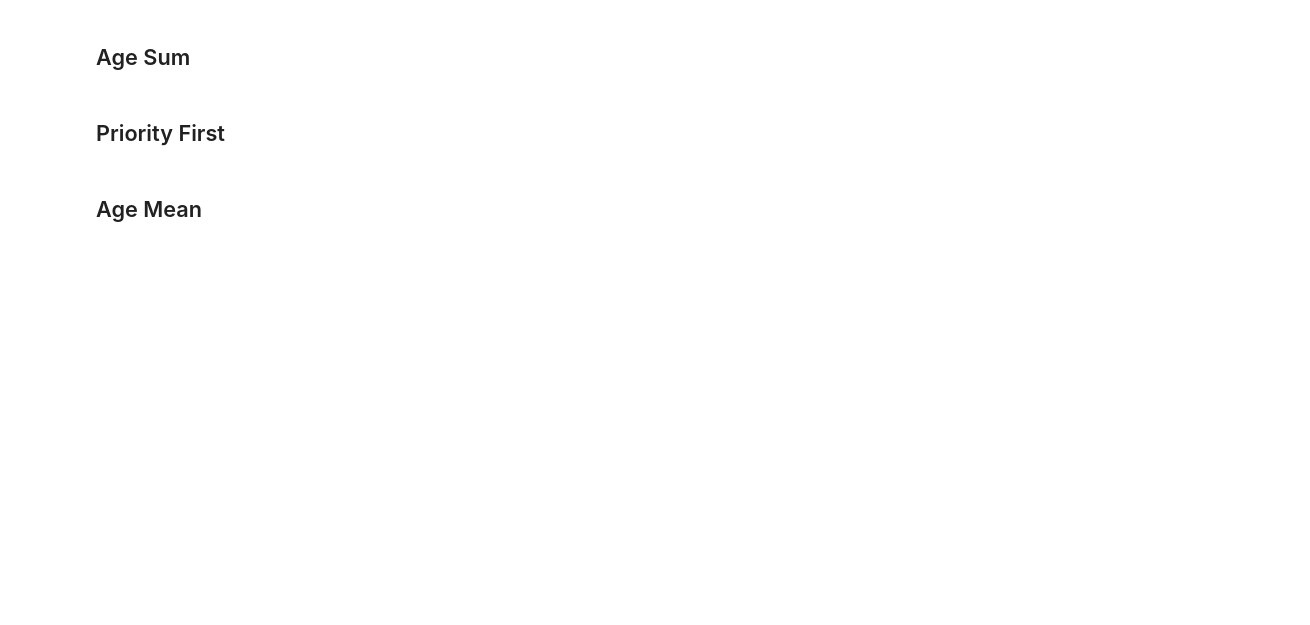
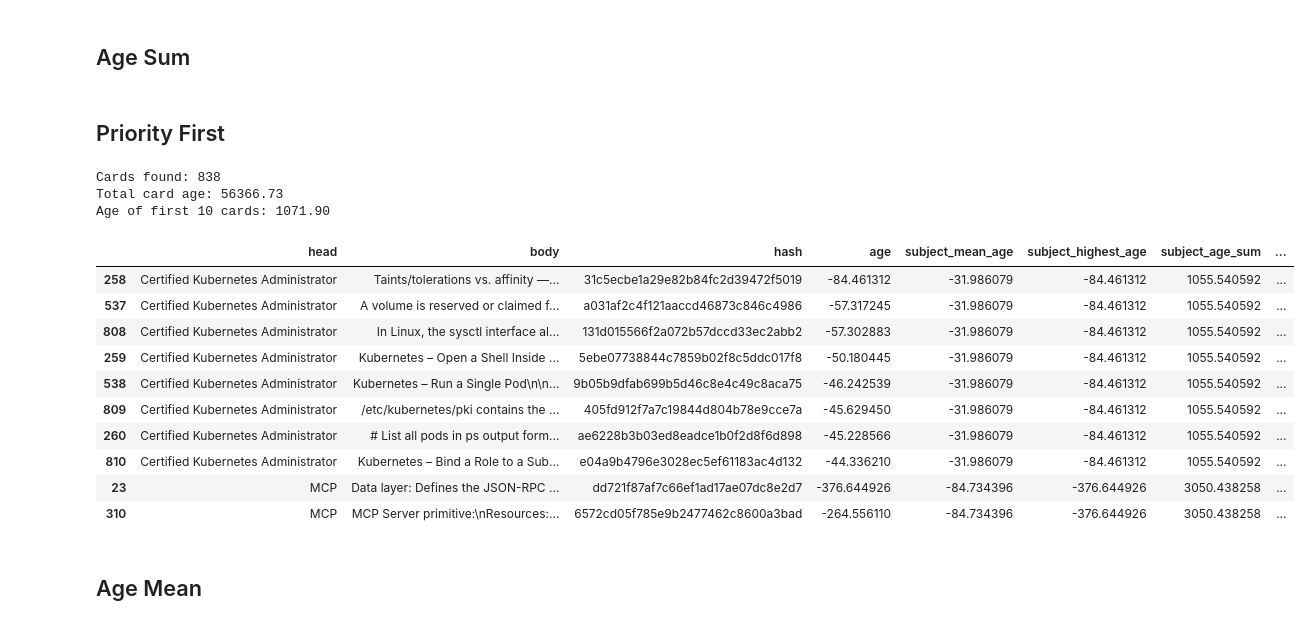
Before and after one commit to JayTY94/Certcards-refresh, a Jupyter notebook: shuffle.ipynb, the cells around one changed output. Cells and saved outputs as stored; diff of their text form; code cells hidden in the pictures; blank space fills up the shorter version.

```diff
--- a/shuffle.ipynb
+++ b/shuffle.ipynb
@@ -213,25 +213,40 @@ sum of ages: ~931.78
 # %% [markdown]
 ## Priority First
 # %%
-# n = 5
-# m = existing_cards.shape[0]//100
-# existing_cards["count"] = (
-#     existing_cards.sort_values("age", ascending=False).groupby("head").cumcount()
-# )
-# existing_cards["n_fold"] = existing_cards["count"] % 3
+n = 5
+m = existing_cards.shape[0]//100
+existing_cards["count"] = (
+    existing_cards.sort_values("age", ascending=False).groupby("head").cumcount()
+)
+existing_cards["n_fold"] = existing_cards["count"] // m
 
-# existing_cards["priority"] = 10
-# existing_cards.loc[priority_cards_mask, "priority"] = 0
+existing_cards["priority"] = 10
+existing_cards.loc[priority_cards_mask, "priority"] = 0
 
-# existing_cards["subject_mean_age"] *= -1
-# existing_cards['subject_highest_age'] *= -1
-# existing_cards["age"] = existing_cards["age"] * -1
-# existing_cards.sort_values(
-#     ["n_fold", "priority", "subject_highest_age", "age"], inplace=True
-# )
-# remake_card_document(existing_cards=existing_cards)
+existing_cards["subject_mean_age"] *= -1
+existing_cards['subject_highest_age'] *= -1
+existing_cards["age"] = existing_cards["age"] * -1
+existing_cards.sort_values(
+    ["n_fold", "priority", "subject_highest_age", "age"], inplace=True
+)
+remake_card_document(existing_cards=existing_cards)
 
-# existing_cards.head(10)
+existing_cards.head(10)
+# %% [output]
+Cards found: 838
+Total card age: 56366.73
+Age of first 10 cards: 1071.90
+|  | head | body | hash | age | subject_mean_age | subject_highest_age | subject_age_sum | ... |
+| 258 | Certified Kubernetes Administrator | Taints/tolerations vs. affinity —... | 31c5ecbe1a29e82b84fc2d39472f5019 | -84.461312 | -31.986079 | -84.461312 | 1055.540592 | ... |
+| 537 | Certified Kubernetes Administrator | A volume is reserved or claimed f... | a031af2c4f121aaccd46873c846c4986 | -57.317245 | -31.986079 | -84.461312 | 1055.540592 | ... |
+| 808 | Certified Kubernetes Administrator | In Linux, the sysctl interface al... | 131d015566f2a072b57dccd33ec2abb2 | -57.302883 | -31.986079 | -84.461312 | 1055.540592 | ... |
+| 259 | Certified Kubernetes Administrator | Kubernetes – Open a Shell Inside ... | 5ebe07738844c7859b02f8c5ddc017f8 | -50.180445 | -31.986079 | -84.461312 | 1055.540592 | ... |
+| 538 | Certified Kubernetes Administrator | Kubernetes – Run a Single Pod\n\n... | 9b05b9dfab699b5d46c8e4c49c8aca75 | -46.242539 | -31.986079 | -84.461312 | 1055.540592 | ... |
+| 809 | Certified Kubernetes Administrator | /etc/kubernetes/pki contains the ... | 405fd912f7a7c19844d804b78e9cce7a | -45.629450 | -31.986079 | -84.461312 | 1055.540592 | ... |
+| 260 | Certified Kubernetes Administrator | # List all pods in ps output form... | ae6228b3b03ed8eadce1b0f2d8f6d898 | -45.228566 | -31.986079 | -84.461312 | 1055.540592 | ... |
+| 810 | Certified Kubernetes Administrator | Kubernetes – Bind a Role to a Sub... | e04a9b4796e3028ec5ef61183ac4d132 | -44.336210 | -31.986079 | -84.461312 | 1055.540592 | ... |
+| 23 | MCP | Data layer: Defines the JSON-RPC ... | dd721f87af7c66ef1ad17ae07dc8e2d7 | -376.644926 | -84.734396 | -376.644926 | 3050.438258 | ... |
+| 310 | MCP | MCP Server primitive:\nResources:... | 6572cd05f785e9b2477462c8600a3bad | -264.556110 | -84.734396 | -376.644926 | 3050.438258 | ... |
 # %% [markdown]
 ## Age Mean
 # %%
```
Also changed, not shown: parts of 7 cells of this notebook, 2 other files.
